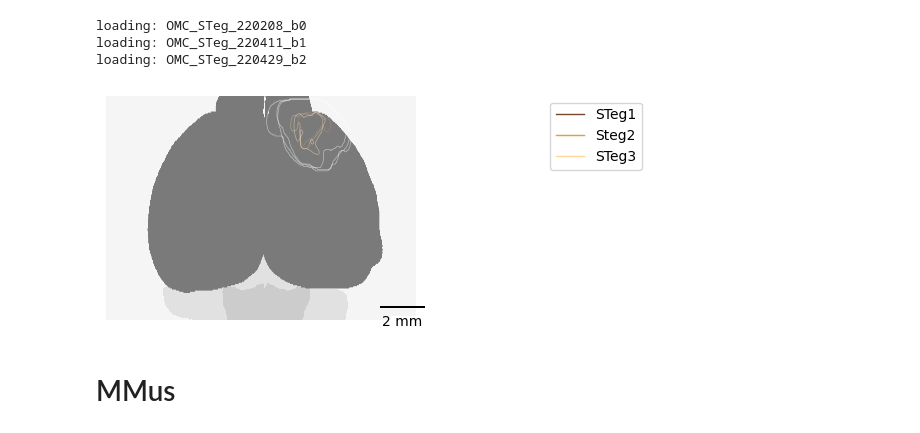
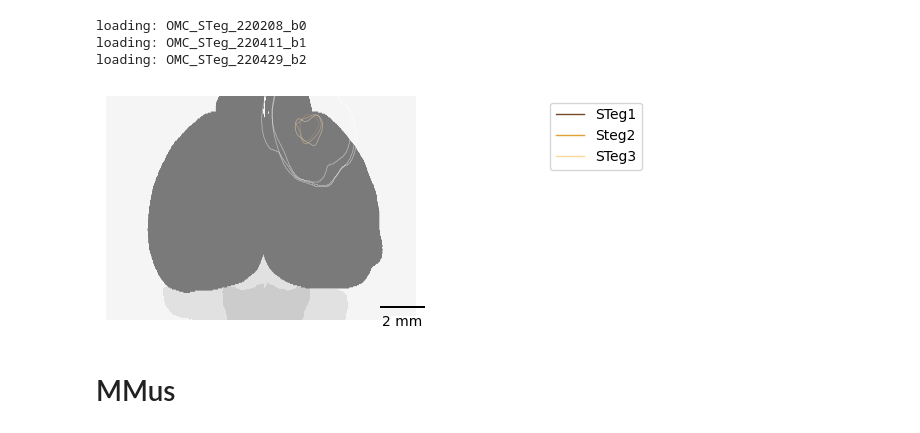
Before and after one commit to eisko/STP_analysis, a Jupyter notebook: inj_contours_240601.ipynb, the cells around one changed output. Drawn from its saved outputs; the diff is of its cells as text; code cells hidden in the pictures.

```diff
--- a/inj_contours_240601.ipynb
+++ b/inj_contours_240601.ipynb
@@ -92,35 +92,35 @@ masks['inj'] = [masks['inj_thr'][i] & masks['OMCi'] for i in range(len(images))]
 # specify colors to use for each individual
 orange1 = create_cmap(103, 52, 19)
 orange2 = create_cmap(224, 150, 32)
 orange3 = create_cmap(255, 212, 143)
 color_list = [orange1, orange2, orange3]
 
 # plot topdown contour of brain
 plot_contour(images, mask_dict=masks, roi="inj", masks_to_plot=["grey", "BS", "STR", "CP", "CTX"],
              view="top", ncontours=1, alpha=0.5, cmaps=color_list, linewidths=0.5,
-             ref_fill=True, plot_fill=False)
+             ref_fill=True, plot_fill=False, gs=7)
 
 # set figure size
 fig = plt.gcf()
 fig.set_size_inches(4,4)
 
 ax = plt.gca()
 ax.invert_xaxis() # need to flip image so injection site on right side as injected
 lines = [Line2D([0], [0], color=color_list[i].colors[-1], alpha=0.9,
                 linestyle="-", linewidth=1) for i in range(3)]
 labels = ["STeg1", "Steg2", "STeg3"]
 plt.legend(lines,labels, bbox_to_anchor=(1.75, 1))
 
 # add scale bar
 scalebar = ScaleBar(0.02, "mm", length_fraction=0.25, location="lower right", pad=-0.75)
 ax.add_artist(scalebar)
 
 
 
 plt.savefig(out_path+"steg_inj_contour.svg", dpi=300, bbox_inches="tight")
 plt.show()
 # %% [output]
-[figure, old version]
+[figure, new version]
 # %% [markdown]
 # MMus
 # %%
```
Also changed, not shown: parts of 1 cell of this notebook.
